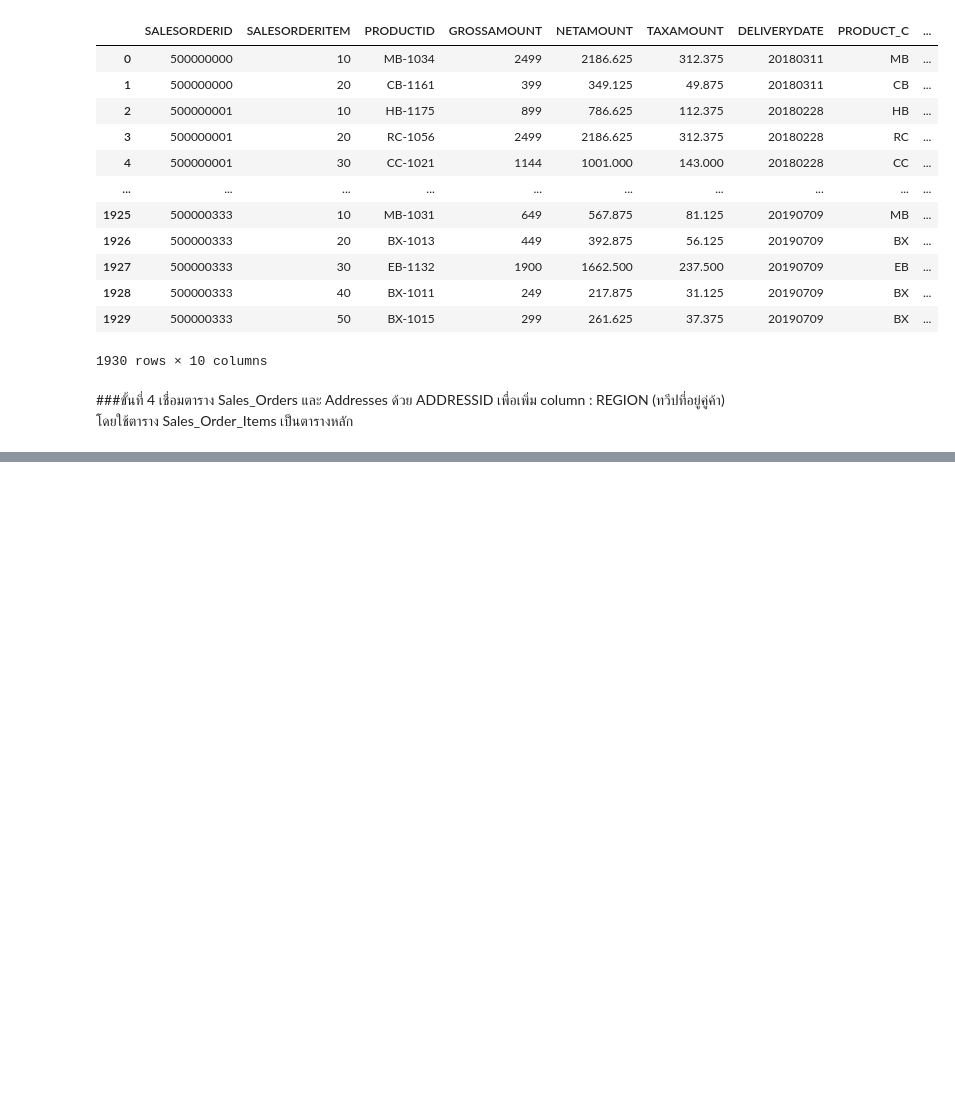
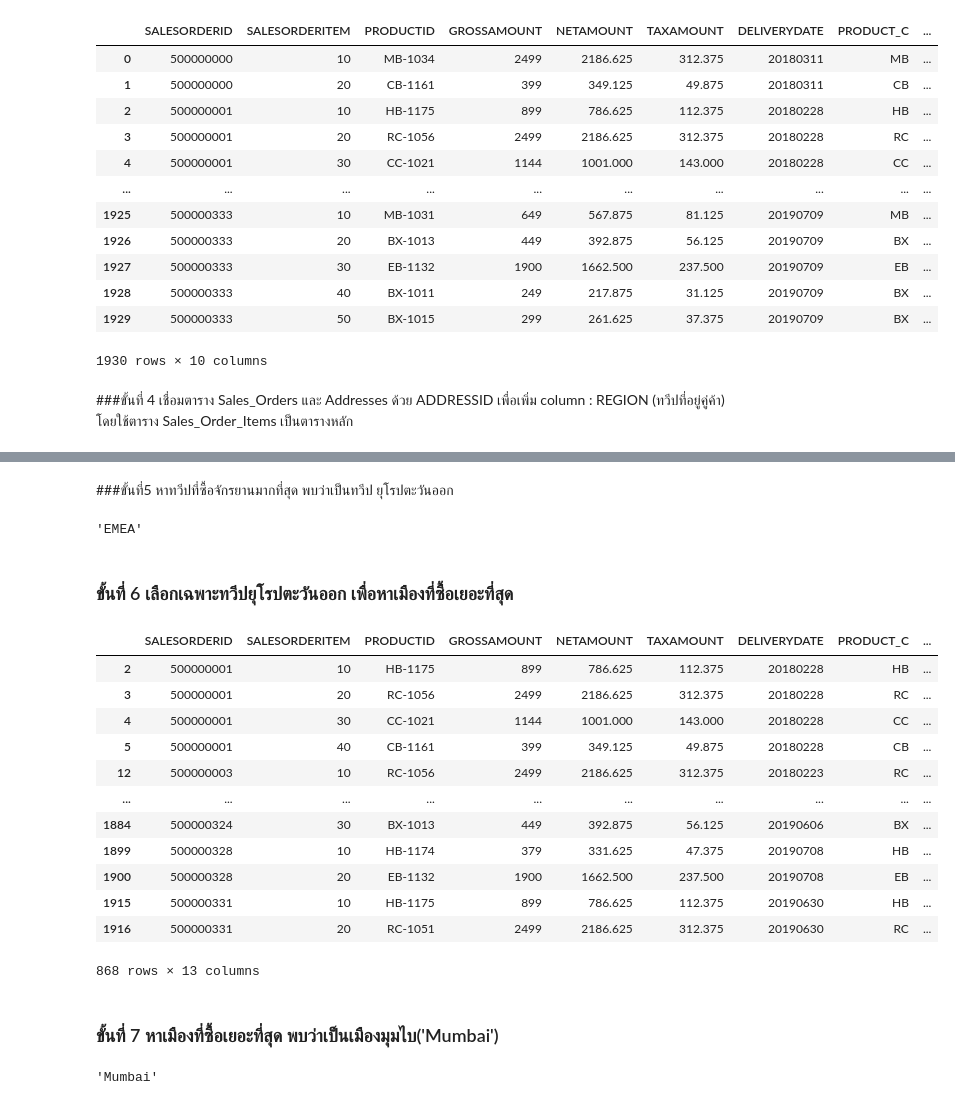
Before and after one commit to nicha0524/DPDM2021, a Jupyter notebook: Untitled6.ipynb, the cells around one changed output, grey strips where cells are left out. Cells and saved outputs as stored; diff of their text form; code cells hidden in the pictures; blank space fills up the shorter version.

```diff
--- a/Untitled6.ipynb
+++ b/Untitled6.ipynb
@@ -356,5 +356,5 @@ See the caveats in the documentation: https://pandas.pydata.org/pandas-docs/stab
 # %% [markdown]
 ###ขั้นที่ 4 เชื่อมตาราง Sales_Orders และ Addresses ด้วย ADDRESSID เพื่อเพิ่ม column : REGION (ทวีปที่อยู่คู่ค้า) โดยใช้ตาราง Sales_Order_Items เป็นตารางหลัก
 # %%
-Sales_Order_Items['REGION'] = Sales_Order_Items ['ADDRESSID'].map(Addresses .set_index('ADDRESSID')['REGION',''])
+Sales_Order_Items['REGION'] = Sales_Order_Items ['ADDRESS_ID'].map(Addresses .set_index('ADDRESSID')['REGION'])
 Sales_Order_Items
@@ -360,0 +382,3 @@ Sales_Order_Items
+# %%
+Sales_Order_Items['CITY'] = Sales_Order_Items ['ADDRESS_ID'].map(Addresses .set_index('ADDRESSID')['CITY'])
+Sales_Order_Items
@@ -360,0 +406,3 @@ Sales_Order_Items
+# %%
+Sales_Order_Items['SHORT_DESCR'] = Sales_Order_Items ['PRODUCT_C'].map(ProductCategory .set_index('PRODCATEGORYID')['SHORT_DESCR'])
+Sales_Order_Items
@@ -360,0 +428,33 @@ Sales_Order_Items
+# %% [markdown]
+###ขั้นที่5 หาทวีปที่ซื้อจักรยานมากที่สุด พบว่าเป็นทวีป ยุโรปตะวันออก
+# %%
+Region=Sales_Order_Items.groupby('REGION').sum().sort_values(by=['SALESORDERITEM'],ascending=False).reset_index().iloc[0,0]
+Region
+# %% [output]
+'EMEA'
+# %% [markdown]
+### ขั้นที่ 6 เลือกเฉพาะทวีปยุโรปตะวันออก เพื่อหาเมืองที่ซื้อเยอะที่สุด
+# %%
+EMEA =Sales_Order_Items[Sales_Order_Items['REGION']=='EMEA']
+EMEA
+# %% [output]
+|  | SALESORDERID | SALESORDERITEM | PRODUCTID | GROSSAMOUNT | NETAMOUNT | TAXAMOUNT | DELIVERYDATE | PRODUCT_C | ... |
+| 2 | 500000001 | 10 | HB-1175 | 899 | 786.625 | 112.375 | 20180228 | HB | ... |
+| 3 | 500000001 | 20 | RC-1056 | 2499 | 2186.625 | 312.375 | 20180228 | RC | ... |
+| 4 | 500000001 | 30 | CC-1021 | 1144 | 1001.000 | 143.000 | 20180228 | CC | ... |
+| 5 | 500000001 | 40 | CB-1161 | 399 | 349.125 | 49.875 | 20180228 | CB | ... |
+| 12 | 500000003 | 10 | RC-1056 | 2499 | 2186.625 | 312.375 | 20180223 | RC | ... |
+| ... | ... | ... | ... | ... | ... | ... | ... | ... | ... |
+| 1884 | 500000324 | 30 | BX-1013 | 449 | 392.875 | 56.125 | 20190606 | BX | ... |
+| 1899 | 500000328 | 10 | HB-1174 | 379 | 331.625 | 47.375 | 20190708 | HB | ... |
+| 1900 | 500000328 | 20 | EB-1132 | 1900 | 1662.500 | 237.500 | 20190708 | EB | ... |
+| 1915 | 500000331 | 10 | HB-1175 | 899 | 786.625 | 112.375 | 20190630 | HB | ... |
+| 1916 | 500000331 | 20 | RC-1051 | 2499 | 2186.625 | 312.375 | 20190630 | RC | ... |
+868 rows × 13 columns
+# %% [markdown]
+### ขั้นที่ 7 หาเมืองที่ซื้อเยอะที่สุด พบว่าเป็นเมืองมุมไบ('Mumbai')
+# %%
+City=Sales_Order_Items.groupby('CITY').sum().sort_values(by=['SALESORDERITEM'],ascending=False).reset_index().iloc[0,0]
+City
+# %% [output]
+'Mumbai'
```
Also changed, not shown: parts of 13 cells of this notebook.
